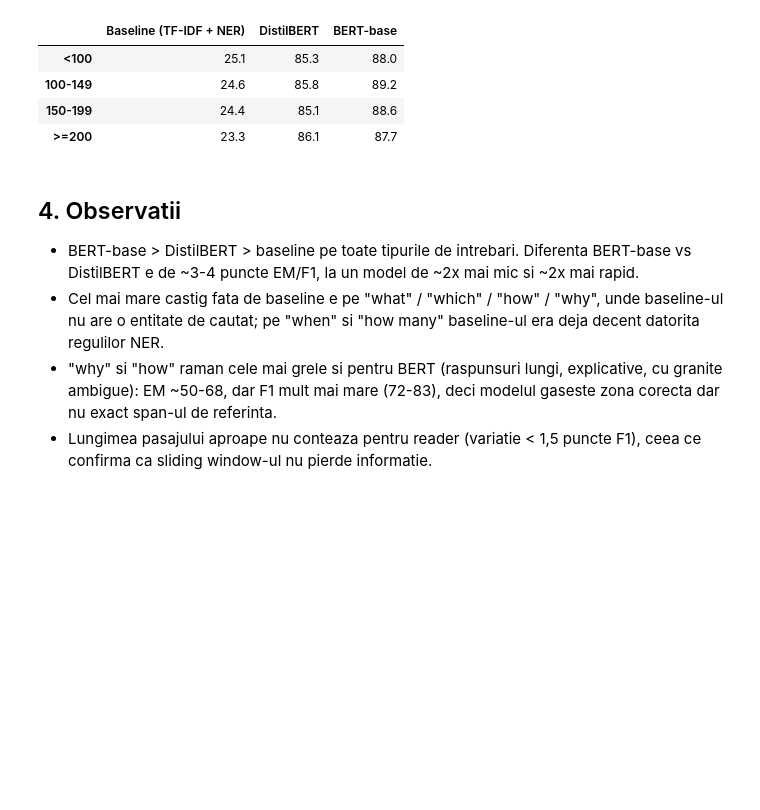
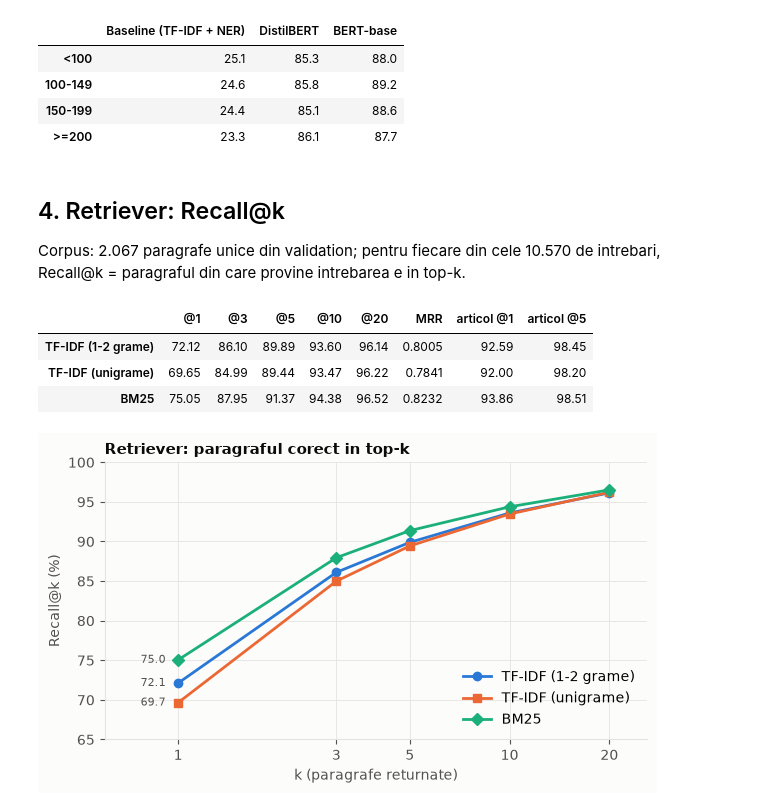
Before and after one commit to Darius762/nlp-qa-system, a Jupyter notebook: notebooks/results.ipynb, the cells around one changed output. Cells and saved outputs as stored; diff of their text form; code cells hidden in the pictures; blank space fills up the shorter version.

Commit message:
feat: open-domain pipeline with bm25 retriever and reader

```diff
--- a/notebooks/results.ipynb
+++ b/notebooks/results.ipynb
@@ -107,9 +107,40 @@ f1_by_length.round(1)
 | 150-199 | 24.4 | 85.1 | 88.6 |
 | >=200 | 23.3 | 86.1 | 87.7 |
 # %% [markdown]
-## 4. Observatii
+## 4. Retriever: Recall@k
 
-- BERT-base > DistilBERT > baseline pe toate tipurile de intrebari. Diferenta BERT-base vs DistilBERT e de ~3-4 puncte EM/F1, la un model de ~2x mai mic si ~2x mai rapid.
-- Cel mai mare castig fata de baseline e pe "what" / "which" / "how" / "why", unde baseline-ul nu are o entitate de cautat; pe "when" si "how many" baseline-ul era deja decent datorita regulilor NER.
-- "why" si "how" raman cele mai grele si pentru BERT (raspunsuri lungi, explicative, cu granite ambigue): EM ~50-68, dar F1 mult mai mare (72-83), deci modelul gaseste zona corecta dar nu exact span-ul de referinta.
-- Lungimea pasajului aproape nu conteaza pentru reader (variatie < 1,5 puncte F1), ceea ce confirma ca sliding window-ul nu pierde informatie.
+Corpus: 2.067 paragrafe unice din validation; pentru fiecare din cele 10.570 de intrebari, Recall@k = paragraful din care provine intrebarea e in top-k.
+# %%
+retriever = json.loads(Path("results/retriever_metrics.json").read_text(encoding="utf-8"))
+unigram = json.loads(Path("results/retriever_tfidf_unigram_metrics.json").read_text(encoding="utf-8"))["tfidf"]
+RETRIEVERS = {"TF-IDF (1-2 grame)": retriever["tfidf"], "TF-IDF (unigrame)": unigram, "BM25": retriever["bm25"]}
+
+recall = pd.DataFrame({name: m["recall"] for name, m in RETRIEVERS.items()}).T
+recall["MRR"] = [m["mrr"] for m in RETRIEVERS.values()]
+article = pd.DataFrame({name: m["article_recall"] for name, m in RETRIEVERS.items()}).T.add_prefix("articol ")
+pd.concat([recall, article[["articol @1", "articol @5"]]], axis=1)
+# %% [output]
+|  | @1 | @3 | @5 | @10 | @20 | MRR | articol @1 | articol @5 |
+| TF-IDF (1-2 grame) | 72.12 | 86.10 | 89.89 | 93.60 | 96.14 | 0.8005 | 92.59 | 98.45 |
+| TF-IDF (unigrame) | 69.65 | 84.99 | 89.44 | 93.47 | 96.22 | 0.7841 | 92.00 | 98.20 |
+| BM25 | 75.05 | 87.95 | 91.37 | 94.38 | 96.52 | 0.8232 | 93.86 | 98.51 |
+# %%
+ks = [int(k[1:]) for k in retriever["bm25"]["recall"]]
+fig, ax = plt.subplots(figsize=(7, 3.6))
+for (name, m), color, marker in zip(RETRIEVERS.items(), COLORS, ["o", "s", "D"]):
+    values = list(m["recall"].values())
+    ax.plot(ks, values, color=color, linewidth=2, marker=marker, markersize=6, label=name)
+    ax.annotate(f"{values[0]:.1f}", (ks[0], values[0]), textcoords="offset points", xytext=(-9, 0), ha="right", va="center", fontsize=8, color=INK_MUTED)
+ax.set_xscale("log")
+ax.set_xlim(0.6, 26)
+ax.set_xticks(ks, [str(k) for k in ks])
+ax.minorticks_off()
+ax.set_xlabel("k (paragrafe returnate)")
+ax.set_ylabel("Recall@k (%)")
+ax.set_ylim(65, 100)
+ax.set_title("Retriever: paragraful corect in top-k")
+ax.legend(loc="lower right")
+fig.savefig(FIG_DIR / "results_retriever_recall.png")
+plt.show()
+# %% [output]
+[figure, added]
```
Also changed, not shown: parts of 5 cells of this notebook, 17 other files.
